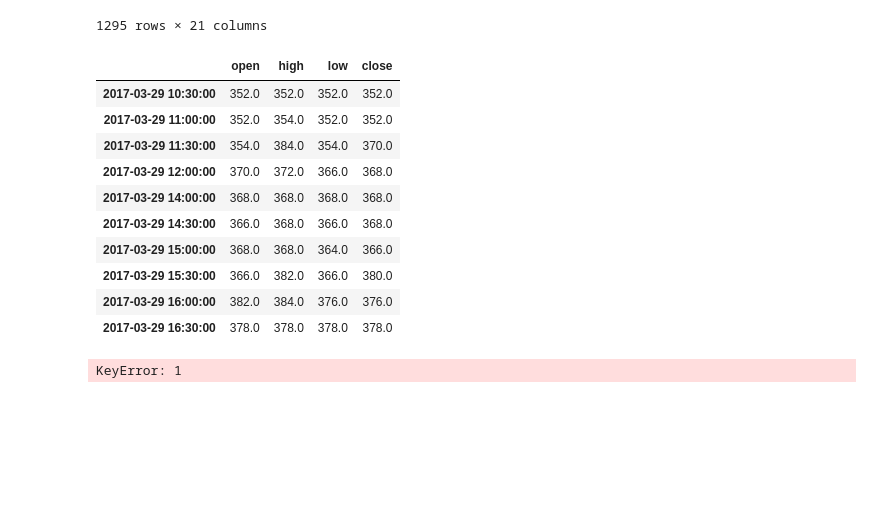
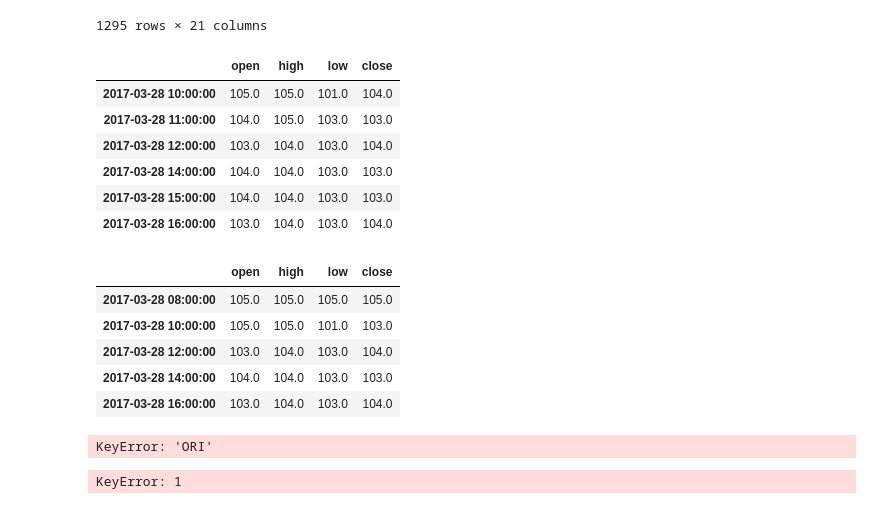
Before and after one commit to chotipat41688/SeProj, a Jupyter notebook: Ipython/readJson2.ipynb, the cells around one changed output. Drawn from its saved outputs; the diff is of its cells as text; code cells hidden in the pictures; blank space fills up the shorter version.

Commit message:
add method time scope ohlc.

```diff
--- a/Ipython/readJson2.ipynb
+++ b/Ipython/readJson2.ipynb
@@ -19,7 +19,7 @@ items = [i.split('.')[0] for i in items]
 # symbols = ["APURE","PPS-W1","PK","PPS","ORI"]
 symbols = ["ORI","PPS-W1","PK"]
 # items = ["2017-03-20", "2017-03-21", "2017-03-22"]
-items = ["2017-03-29"]
+items = ["2017-03-28"]
 # %%
 def getFreefloat():
     allShare = 250000000
@@ -629,5 +629,10 @@ for enum, Date in enumerate(items):
             tick[sym] = 0
 
         print Date, total, "seconds from start time.", " :error = ",error
+
+        for sym in symbols:
+            brain[sym].to_csv("stock\\" +sym+"\\many\\"+Date+'brain.csv')
+#             brain[sym] = pd.DataFrame()
+#             marketStatus[sym] = 0
 print "finished."
 # %% [output]
@@ -732,31 +737,38 @@ dt['PK']
 | 2017-03-29 16:36:25 | 2116 | 2017-03-29 | 16:36:25 | 1.0 | U | 326200.0 | 1.0 | 378.0 | U | 0 | ... | ... |
 1295 rows × 21 columns
 # %%
-# dt = dict()
+dt = dict()
 
-# for sym in symbols:
-#     brain[sym]['Datetime'] = pd.to_datetime(brain[sym][1] + ' ' + brain[sym][2])
-#     dt[sym] = brain[sym].set_index(pd.DatetimeIndex(brain[sym]['Datetime']))
+for sym in symbols:
+    brain[sym]['Datetime'] = pd.to_datetime(brain[sym][1] + ' ' + brain[sym][2])
+    dt[sym] = brain[sym].set_index(pd.DatetimeIndex(brain[sym]['Datetime']))
 
-dt['PK'][7].resample('30Min').ohlc()
+dt['PPS-W1'][7].resample('1H').ohlc().between_time('09:30', '16:40').dropna()
 # %% [output]
 |  | open | high | low | close |
-| 2017-03-29 10:30:00 | 352.0 | 352.0 | 352.0 | 352.0 |
-| 2017-03-29 11:00:00 | 352.0 | 354.0 | 352.0 | 352.0 |
-| 2017-03-29 11:30:00 | 354.0 | 384.0 | 354.0 | 370.0 |
-| 2017-03-29 12:00:00 | 370.0 | 372.0 | 366.0 | 368.0 |
-| 2017-03-29 14:00:00 | 368.0 | 368.0 | 368.0 | 368.0 |
-| 2017-03-29 14:30:00 | 366.0 | 368.0 | 366.0 | 368.0 |
-| 2017-03-29 15:00:00 | 368.0 | 368.0 | 364.0 | 366.0 |
-| 2017-03-29 15:30:00 | 366.0 | 382.0 | 366.0 | 380.0 |
-| 2017-03-29 16:00:00 | 382.0 | 384.0 | 376.0 | 376.0 |
-| 2017-03-29 16:30:00 | 378.0 | 378.0 | 378.0 | 378.0 |
+| 2017-03-28 10:00:00 | 105.0 | 105.0 | 101.0 | 104.0 |
+| 2017-03-28 11:00:00 | 104.0 | 105.0 | 103.0 | 103.0 |
+| 2017-03-28 12:00:00 | 103.0 | 104.0 | 103.0 | 104.0 |
+| 2017-03-28 14:00:00 | 104.0 | 104.0 | 103.0 | 103.0 |
+| 2017-03-28 15:00:00 | 104.0 | 104.0 | 103.0 | 103.0 |
+| 2017-03-28 16:00:00 | 103.0 | 104.0 | 103.0 | 104.0 |
+# %%
+dt['PPS-W1'][7].resample('2H').ohlc()
+# %% [output]
+|  | open | high | low | close |
+| 2017-03-28 08:00:00 | 105.0 | 105.0 | 105.0 | 105.0 |
+| 2017-03-28 10:00:00 | 105.0 | 105.0 | 101.0 | 103.0 |
+| 2017-03-28 12:00:00 | 103.0 | 104.0 | 103.0 | 104.0 |
+| 2017-03-28 14:00:00 | 104.0 | 104.0 | 103.0 | 103.0 |
+| 2017-03-28 16:00:00 | 103.0 | 104.0 | 103.0 | 104.0 |
 # %%
 for sym in symbols:
     timeframes = ["1min","5min","30min","60min","D","W","M"]
     for tf in timeframes:
     #     dt['PK'][7].resample(tf).ohlc().to_csv("candle\\" +tf+'.csv')
-        dt[sym][7].resample(tf).ohlc().dropna().to_csv("candle\\" + sym +"\\many\\" +tf+".csv")
+        dt[sym][7].resample(tf).ohlc().between_time('09:30', '16:40').dropna().to_csv("candle\\" + sym +"\\many\\" +tf+".csv")
+# %% [output]
+KeyError: 'ORI'
 # %%
 for sym in symbols:
     interesting_files = glob.glob("candle\\" + sym + "\\many\\*.csv")
```
Also changed, not shown: parts of 1 cell of this notebook.
